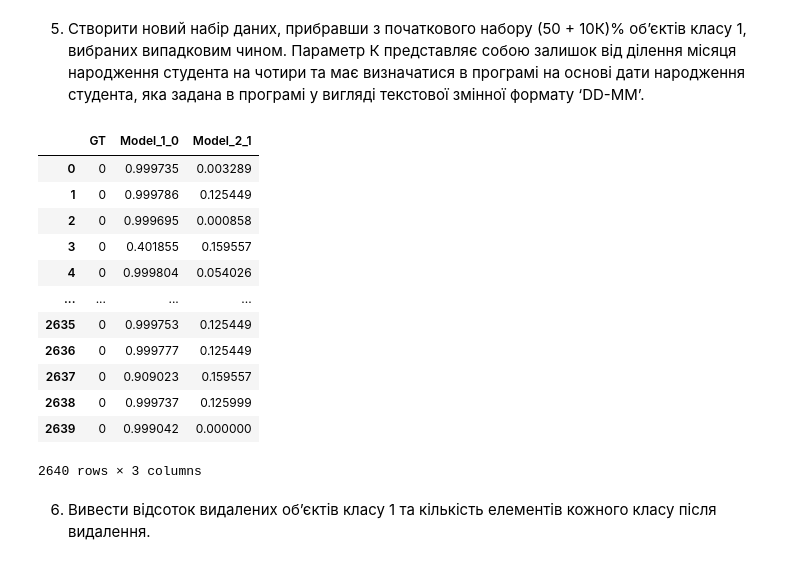
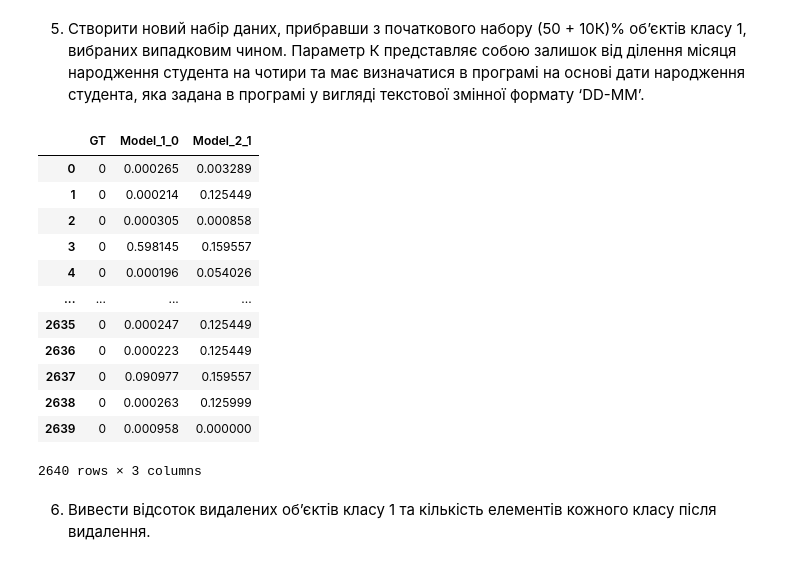
Before and after one commit to Temmi01/ML, a Jupyter notebook: lab2/lab2.ipynb, the cells around one changed output. Saved outputs shown, nothing was run; the diff lists cells and outputs as text; code cells hidden in the pictures.

```diff
--- a/lab2/lab2.ipynb
+++ b/lab2/lab2.ipynb
@@ -3,8 +3,6 @@ import pandas as pd
 import matplotlib.pyplot as plt
 import numpy as np
 from sklearn.metrics import accuracy_score, precision_score, recall_score, f1_score, matthews_corrcoef, balanced_accuracy_score, precision_recall_curve, roc_curve, auc
-
-pd.set_option("display.max_columns", None)
 # %% [markdown]
 1. Відкрити та зчитати дані з наданого файлу.
 # %%
@@ -51,6 +49,9 @@ thresholds = np.linspace(0, 1, 21)
 results_1 = []
 results_2 = []
 temp = pd.DataFrame()
+
+# виправлення цільової змінної
+data["Model_1_0"] = 1 - data["Model_1_0"]
 
 precision_1, recall_1, thresholds_pr_1 = precision_recall_curve(data["GT"], data["Model_1_0"])
 fpr_1, tpr_1, thresholds_roc_1 = roc_curve(data["GT"], data["Model_1_0"])
@@ -284,31 +285,31 @@ plt.show()
 # %%
 birthday = "03-11"
 
 month = int(birthday.split('-')[1])
 K = month % 4
 percent = 50 + 10*K
 
 class_1 = data[data["GT"] == 1]
 remove_amount = int(len(class_1) * percent / 100)
 
 removed_rows = np.random.choice(class_1.index, size=remove_amount, replace=False)
 data_new = data.drop(removed_rows)
 data_new = data_new.reset_index(drop=True)
 
-data_new
+display(data_new)
 # %% [output]
 |  | GT | Model_1_0 | Model_2_1 |
-| 0 | 0 | 0.999735 | 0.003289 |
-| 1 | 0 | 0.999786 | 0.125449 |
-| 2 | 0 | 0.999695 | 0.000858 |
-| 3 | 0 | 0.401855 | 0.159557 |
-| 4 | 0 | 0.999804 | 0.054026 |
+| 0 | 0 | 0.000265 | 0.003289 |
+| 1 | 0 | 0.000214 | 0.125449 |
+| 2 | 0 | 0.000305 | 0.000858 |
+| 3 | 0 | 0.598145 | 0.159557 |
+| 4 | 0 | 0.000196 | 0.054026 |
 | ... | ... | ... | ... |
-| 2635 | 0 | 0.999753 | 0.125449 |
-| 2636 | 0 | 0.999777 | 0.125449 |
-| 2637 | 0 | 0.909023 | 0.159557 |
-| 2638 | 0 | 0.999737 | 0.125999 |
-| 2639 | 0 | 0.999042 | 0.000000 |
+| 2635 | 0 | 0.000247 | 0.125449 |
+| 2636 | 0 | 0.000223 | 0.125449 |
+| 2637 | 0 | 0.090977 | 0.159557 |
+| 2638 | 0 | 0.000263 | 0.125999 |
+| 2639 | 0 | 0.000958 | 0.000000 |
 2640 rows × 3 columns
 # %% [markdown]
 6. Вивести відсоток видалених об’єктів класу 1 та кількість елементів
```
Also changed, not shown: parts of 5 cells of this notebook, 5 other files.
